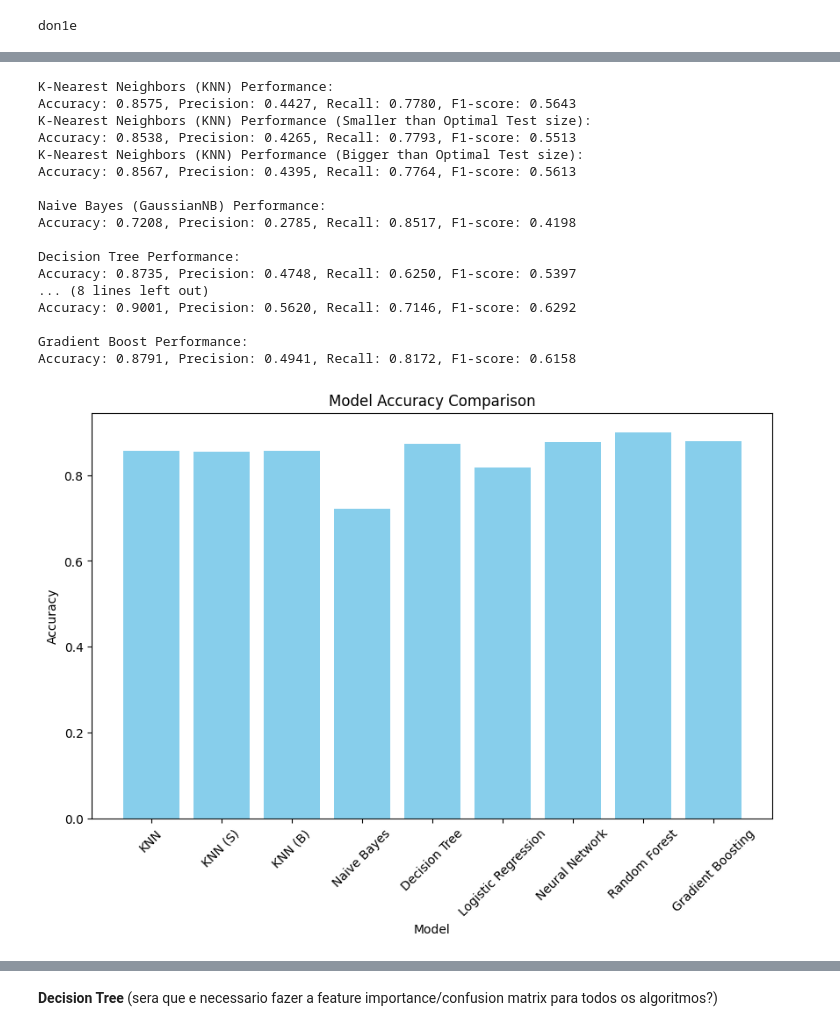
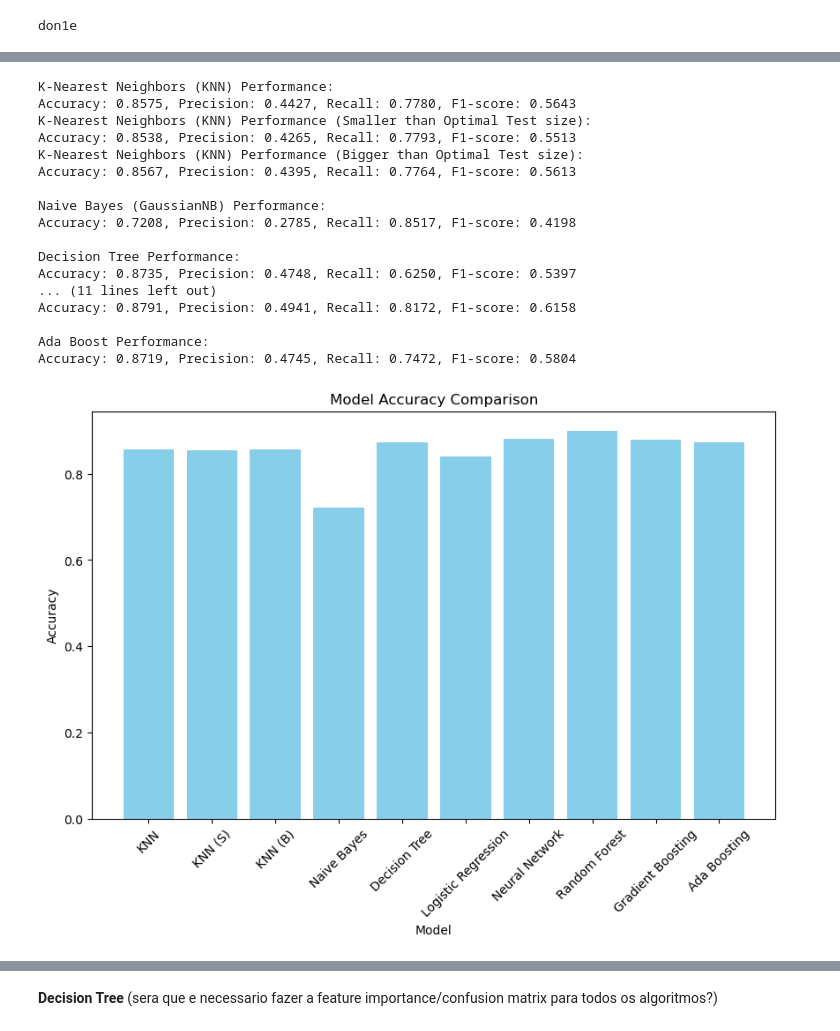
Before and after one commit to DanielCarneiro123/Machine-Learning-Proj, a Jupyter notebook: src/dataset_cleaning.ipynb, the cells around one changed output, grey strips where cells are left out. Cells and saved outputs as stored; diff of their text form; code cells hidden in the pictures.

Commit message:
Ada boost and loss of information

```diff
--- a/src/dataset_cleaning.ipynb
+++ b/src/dataset_cleaning.ipynb
@@ -411,7 +394,8 @@ from sklearn.linear_model import LogisticRegression
 from sklearn.neural_network import MLPClassifier
 from sklearn.ensemble import RandomForestClassifier
 from sklearn.ensemble import GradientBoostingClassifier
-from sklearn.metrics import accuracy_score, precision_score, recall_score, f1_score
+from sklearn.ensemble import AdaBoostClassifier
+from sklearn.metrics import log_loss,accuracy_score, precision_score, recall_score, f1_score
 
 # Initialize models
 
@@ -427,6 +411,7 @@ model_nn = MLPClassifier(activation='relu', solver='adam', random_state=30)
 
 model_rf = RandomForestClassifier(random_state=30)
 model_gb = GradientBoostingClassifier(random_state=30)
+model_ab = AdaBoostClassifier(n_estimators=100, algorithm="SAMME", random_state=30)
 
 
 print("don1e")
@@ -507,4 +492,11 @@ end_time9 = time.time()
 print(f"Gradient Boosting fit time: {end_time9 - start_time9:.4f} seconds")
 
 print("done7")
+
+# AdaBoost model
+start_time10 = time.time()
+model_ab.fit(X_train_resampled, y_train_resampled)
+end_time10 = time.time()
+print(f"AdaBoost fit time: {end_time10 - start_time10:.4f} seconds")
+print("done8")
 # %% [output]
@@ -527,30 +521,32 @@ done7
 # %%
 def evaluate_model(model, X_test, y_test):
     y_pred = model.predict(X_test)
+    y_pred_proba = model.predict_proba(X_test);
     accuracy = accuracy_score(y_test, y_pred)
     precision = precision_score(y_test, y_pred)
     recall = recall_score(y_test, y_pred)
     f1 = f1_score(y_test, y_pred)
-    return accuracy, precision, recall, f1
+    loss = log_loss(y_test, y_pred_proba)
+    return accuracy, precision, recall, f1, loss
 
 
-accuracy_knn, precision_knn, recall_knn, f1_knn = evaluate_model(model_knn, X_test, y_test)
-accuracy_knnS, precision_knnS, recall_knnS, f1_knnS = evaluate_model(model_knnS, Xs_test, ys_test)
-accuracy_knnB, precision_knnB, recall_knnB, f1_knnB = evaluate_model(model_knnB, Xb_test, yb_test)
+accuracy_knn, precision_knn, recall_knn, f1_knn, loss_knn = evaluate_model(model_knn, X_test, y_test)
+accuracy_knnS, precision_knnS, recall_knnS, f1_knnS, loss_knnS = evaluate_model(model_knnS, Xs_test, ys_test)
+accuracy_knnB, precision_knnB, recall_knnB, f1_knnB, loss_knnB = evaluate_model(model_knnB, Xb_test, yb_test)
 
-accuracy_nb, precision_nb, recall_nb, f1_nb = evaluate_model(model_nb, X_test, y_test)
+accuracy_nb, precision_nb, recall_nb, f1_nb, loss_nb = evaluate_model(model_nb, X_test, y_test)
 
-accuracy_dt, precision_dt, recall_dt, f1_dt = evaluate_model(model_dt, X_test, y_test)
+accuracy_dt, precision_dt, recall_dt, f1_dt, loss_dt = evaluate_model(model_dt, X_test, y_test)
 
-accuracy_lr, precision_lr, recall_lr, f1_lr = evaluate_model(model_lr, X_test, y_test)
+accuracy_lr, precision_lr, recall_lr, f1_lr, loss_lr = evaluate_model(model_lr, X_test, y_test)
 
-accuracy_nn, precision_nn, recall_nn, f1_nn = evaluate_model(model_nn, X_test, y_test)
+accuracy_nn, precision_nn, recall_nn, f1_nn, loss_nn = evaluate_model(model_nn, X_test, y_test)
 
-accuracy_rf, precision_rf, recall_rf, f1_rf = evaluate_model(model_rf, X_test, y_test)
+accuracy_rf, precision_rf, recall_rf, f1_rf, loss_rf = evaluate_model(model_rf, X_test, y_test)
 
-accuracy_gb, precision_gb, recall_gb, f1_gb = evaluate_model(model_gb, X_test, y_test)
+accuracy_gb, precision_gb, recall_gb, f1_gb, loss_gb = evaluate_model(model_gb, X_test, y_test)
 
-
+accuracy_ab, precision_ab, recall_ab, f1_ab, loss_ab = evaluate_model(model_ab, X_test, y_test)
 
 # Display evaluation results for each model
 print("K-Nearest Neighbors (KNN) Performance:")
@@ -580,47 +576,72 @@ print(f"Accuracy: {accuracy_nn:.4f}, Precision: {precision_nn:.4f}, Recall: {rec
 print("\nRandom Forest Performance:")
 print(f"Accuracy: {accuracy_rf:.4f}, Precision: {precision_rf:.4f}, Recall: {recall_rf:.4f}, F1-score: {f1_rf:.4f}")
 
-
-
 print("\nGradient Boost Performance:")
 print(f"Accuracy: {accuracy_gb:.4f}, Precision: {precision_gb:.4f}, Recall: {recall_gb:.4f}, F1-score: {f1_gb:.4f}")
 
+print("\nAda Boost Performance:")
+print(f"Accuracy: {accuracy_ab:.4f}, Precision: {precision_ab:.4f}, Recall: {recall_ab:.4f}, F1-score: {f1_ab:.4f}")
+
+
 
 accuracies = []
-model_names = ['KNN', 'KNN (S)', 'KNN (B)', 'Naive Bayes', 'Decision Tree', 'Logistic Regression', 'Neural Network', 'Random Forest', 'Gradient Boosting']
+model_names = ['KNN', 'KNN (S)', 'KNN (B)', 'Naive Bayes', 'Decision Tree', 'Logistic Regression', 'Neural Network', 'Random Forest', 'Gradient Boosting', 'Ada Boosting']
 accuracies.append(accuracy_knn)
 accuracies.append(accuracy_knnS)
 accuracies.append(accuracy_knnB)
 accuracies.append(accuracy_nb)
 accuracies.append(accuracy_dt)
 accuracies.append(accuracy_lr)
 accuracies.append(accuracy_nn)
 accuracies.append(accuracy_rf)
 accuracies.append(accuracy_gb)
+accuracies.append(accuracy_ab)
 plt.figure(figsize=(10, 6))
 x = np.arange(len(model_names))
 plt.bar(x, accuracies, color='skyblue')
 plt.xlabel('Model')
 plt.ylabel('Accuracy')
 plt.title('Model Accuracy Comparison')
 plt.xticks(x, model_names, rotation=45)
 plt.show()
+
+## Loss plot - This plot shows the information lost in every algorithm
+losses = []
+losses.append(loss_knn)
+losses.append(loss_knnS)
+losses.append(loss_knnB)
+losses.append(loss_nb)
+losses.append(loss_dt)
+losses.append(loss_lr)
+losses.append(loss_nn)
+losses.append(loss_rf)
+losses.append(loss_gb)
+losses.append(loss_ab)
+
+plt.figure(figsize=(10, 6))
+x = np.arange(len(model_names))
+plt.bar(x, losses, color='skyblue')
+plt.xlabel('Model')
+plt.ylabel('Loss')
+plt.title('Model Loss of information Comparison')
+plt.xticks(x, model_names, rotation=45)
+plt.show()
 # %% [output]
 K-Nearest Neighbors (KNN) Performance:
 Accuracy: 0.8575, Precision: 0.4427, Recall: 0.7780, F1-score: 0.5643
 K-Nearest Neighbors (KNN) Performance (Smaller than Optimal Test size):
 Accuracy: 0.8538, Precision: 0.4265, Recall: 0.7793, F1-score: 0.5513
 K-Nearest Neighbors (KNN) Performance (Bigger than Optimal Test size):
 Accuracy: 0.8567, Precision: 0.4395, Recall: 0.7764, F1-score: 0.5613
 
 Naive Bayes (GaussianNB) Performance:
 Accuracy: 0.7208, Precision: 0.2785, Recall: 0.8517, F1-score: 0.4198
 
 Decision Tree Performance:
 Accuracy: 0.8735, Precision: 0.4748, Recall: 0.6250, F1-score: 0.5397
-... (8 lines left out)
-Accuracy: 0.9001, Precision: 0.5620, Recall: 0.7146, F1-score: 0.6292
+... (11 lines left out)
+Accuracy: 0.8791, Precision: 0.4941, Recall: 0.8172, F1-score: 0.6158
 
-Gradient Boost Performance:
-Accuracy: 0.8791, Precision: 0.4941, Recall: 0.8172, F1-score: 0.6158
+Ada Boost Performance:
+Accuracy: 0.8719, Precision: 0.4745, Recall: 0.7472, F1-score: 0.5804
-[figure, old version]
+[figure, new version]
```
Also changed, not shown: parts of 5 cells of this notebook.
